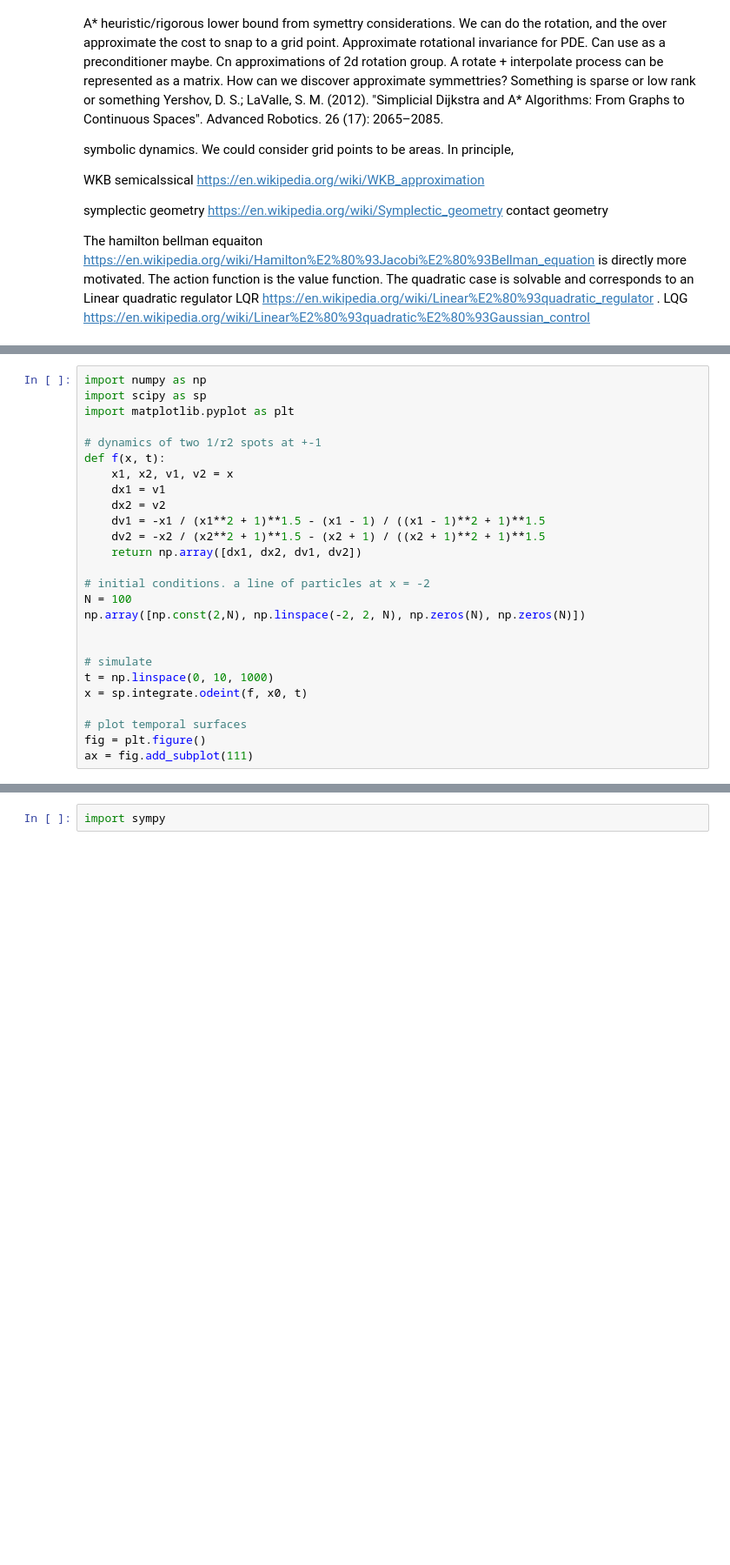
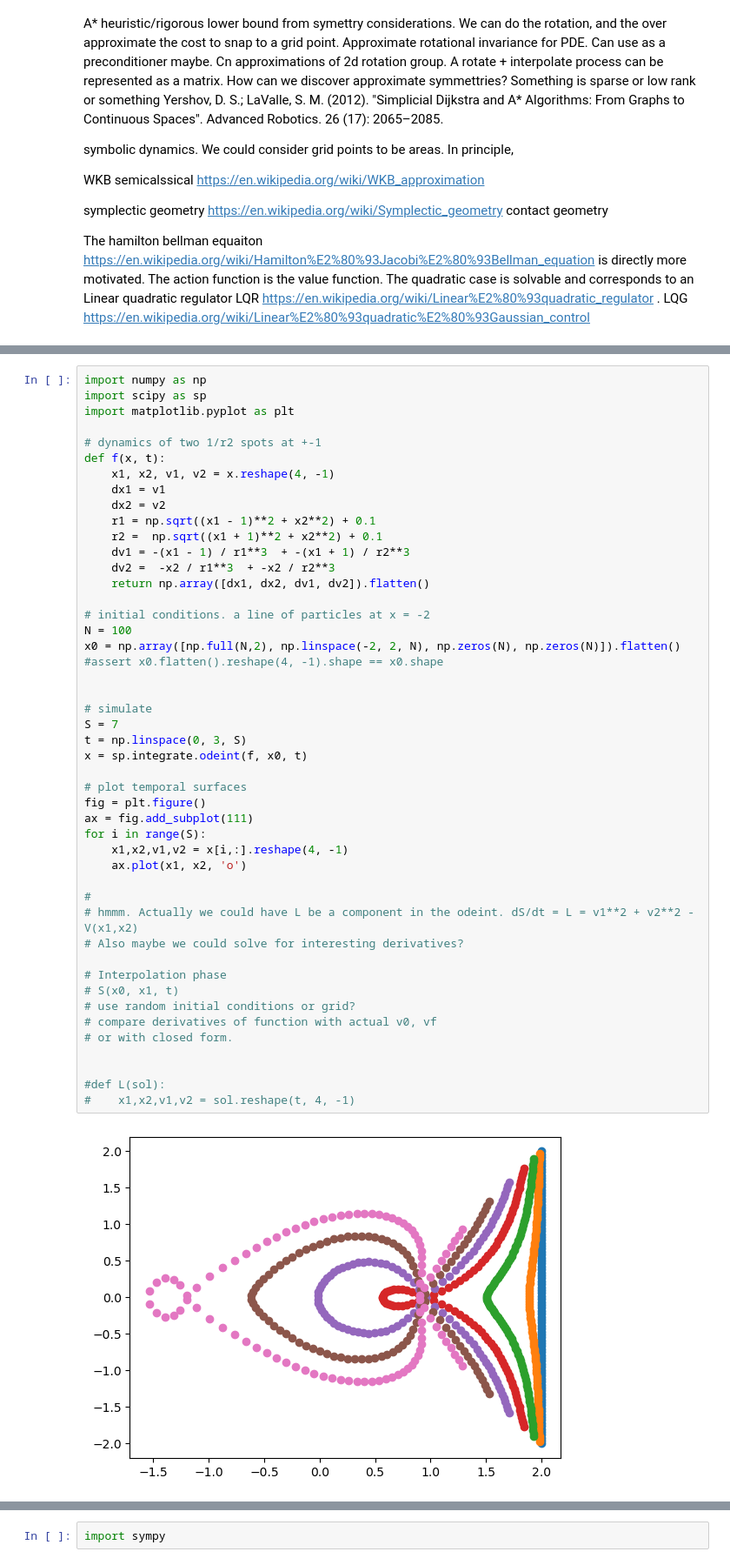
Before and after one commit to philzook58/philzook58.github.io, a Jupyter notebook: _drafts/hamilton.ipynb, the cells around one changed output, grey strips where cells are left out. Shown at 87% size. Cells and saved outputs as stored; diff of their text form; blank space fills up the shorter version.

```diff
--- a/_drafts/hamilton.ipynb
+++ b/_drafts/hamilton.ipynb
@@ -50,26 +79,49 @@ The quadratic case is solvable and corresponds to an Linear quadratic regulator
 # %%
 import numpy as np
 import scipy as sp
 import matplotlib.pyplot as plt
 
 # dynamics of two 1/r2 spots at +-1
 def f(x, t):
-    x1, x2, v1, v2 = x
+    x1, x2, v1, v2 = x.reshape(4, -1)
     dx1 = v1
     dx2 = v2
-    dv1 = -x1 / (x1**2 + 1)**1.5 - (x1 - 1) / ((x1 - 1)**2 + 1)**1.5
-    dv2 = -x2 / (x2**2 + 1)**1.5 - (x2 + 1) / ((x2 + 1)**2 + 1)**1.5
-    return np.array([dx1, dx2, dv1, dv2])
+    r1 = np.sqrt((x1 - 1)**2 + x2**2) + 0.1
+    r2 =  np.sqrt((x1 + 1)**2 + x2**2) + 0.1
+    dv1 = -(x1 - 1) / r1**3  + -(x1 + 1) / r2**3
+    dv2 =  -x2 / r1**3  + -x2 / r2**3
+    return np.array([dx1, dx2, dv1, dv2]).flatten()
 
 # initial conditions. a line of particles at x = -2
 N = 100
-np.array([np.const(2,N), np.linspace(-2, 2, N), np.zeros(N), np.zeros(N)])
+x0 = np.array([np.full(N,2), np.linspace(-2, 2, N), np.zeros(N), np.zeros(N)]).flatten()
+#assert x0.flatten().reshape(4, -1).shape == x0.shape
 
 
 # simulate
-t = np.linspace(0, 10, 1000)
+S = 7
+t = np.linspace(0, 3, S)
 x = sp.integrate.odeint(f, x0, t)
 
 # plot temporal surfaces
 fig = plt.figure()
 ax = fig.add_subplot(111)
+for i in range(S):
+    x1,x2,v1,v2 = x[i,:].reshape(4, -1)
+    ax.plot(x1, x2, 'o')
+
+#
+# hmmm. Actually we could have L be a component in the odeint. dS/dt = L = v1**2 + v2**2 - V(x1,x2)
+# Also maybe we could solve for interesting derivatives?
+
+# Interpolation phase
+# S(x0, x1, t)
+# use random initial conditions or grid?
+# compare derivatives of function with actual v0, vf
+# or with closed form.
+
+
+#def L(sol):
+#    x1,x2,v1,v2 = sol.reshape(t, 4, -1)
+# %% [output]
+[figure, added]
```
Also changed, not shown: parts of 3 cells of this notebook, 27 other files.
